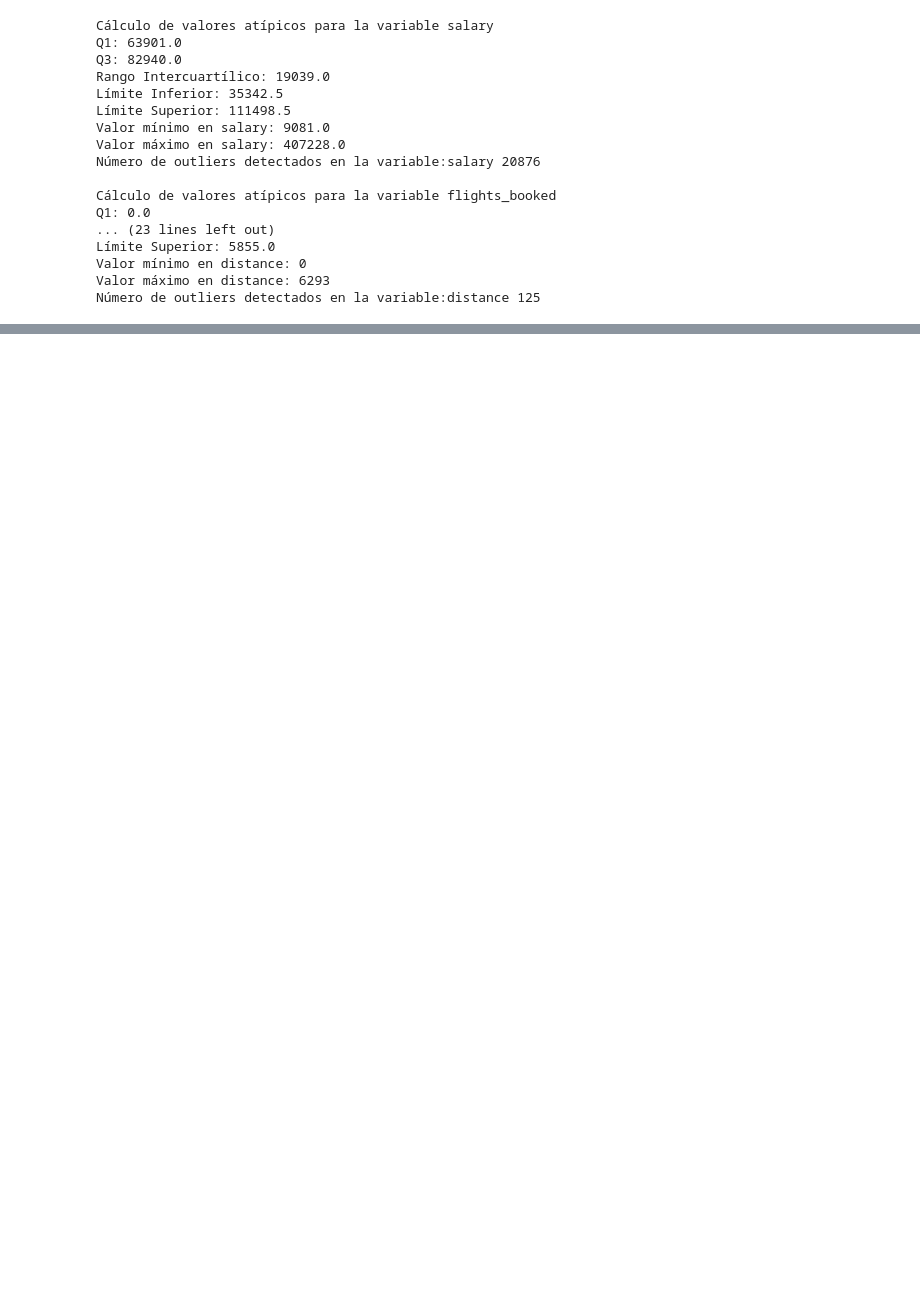
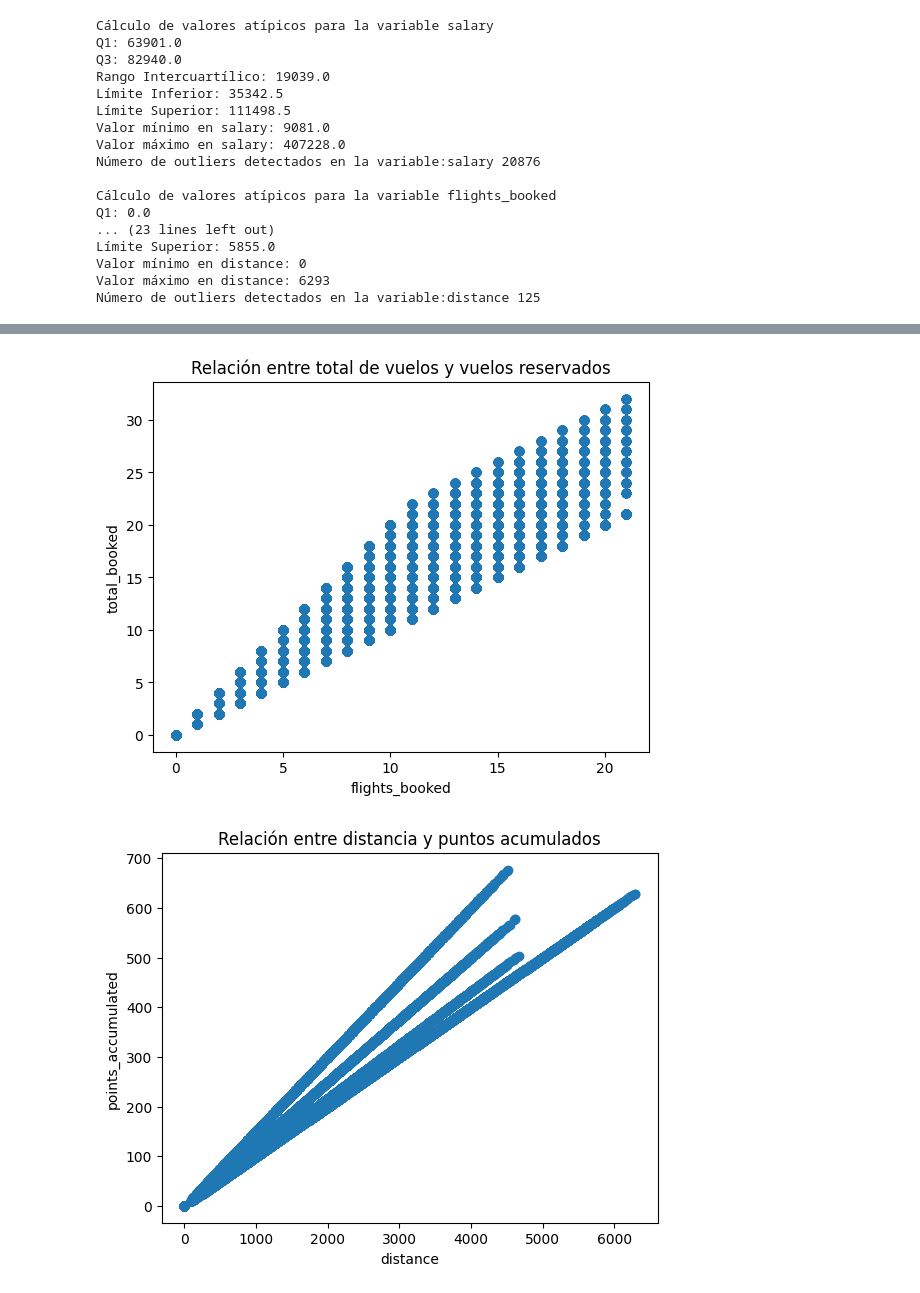
Before and after one commit to Adalab/bda-modulo-3-evaluacion-final-anitaromero25-bot, a Jupyter notebook: evaluacion_mod3_ana_romero_valderrama.ipynb, the cells around one changed output, grey strips where cells are left out. Cells and saved outputs as stored; diff of their text form; code cells hidden in the pictures; blank space fills up the shorter version.

```diff
--- a/evaluacion_mod3_ana_romero_valderrama.ipynb
+++ b/evaluacion_mod3_ana_romero_valderrama.ipynb
@@ -671,0 +722,21 @@ Número de outliers detectados en la variable:distance 125
+# %%
+# GRÁFICOS DE CORRELACIÓN
+
+## Identificar el tipo de relación entre las variables
+
+
+# Crear un gráfico de dispersión para cada una de las combinaciones de variables
+plt.scatter(df_merge["flights_booked"], df_merge["total_flights"])
+plt.xlabel("flights_booked")
+plt.ylabel("total_booked")
+plt.title("Relación entre total de vuelos y vuelos reservados")
+plt.show()
+
+plt.scatter(df_merge["distance"], df_merge["points_accumulated"])
+plt.xlabel("distance")
+plt.ylabel("points_accumulated")
+plt.title("Relación entre distancia y puntos acumulados")
+plt.show()
+# %% [output]
+[figure, added]
+[figure, added]
```
Also changed, not shown: parts of 6 cells of this notebook.
